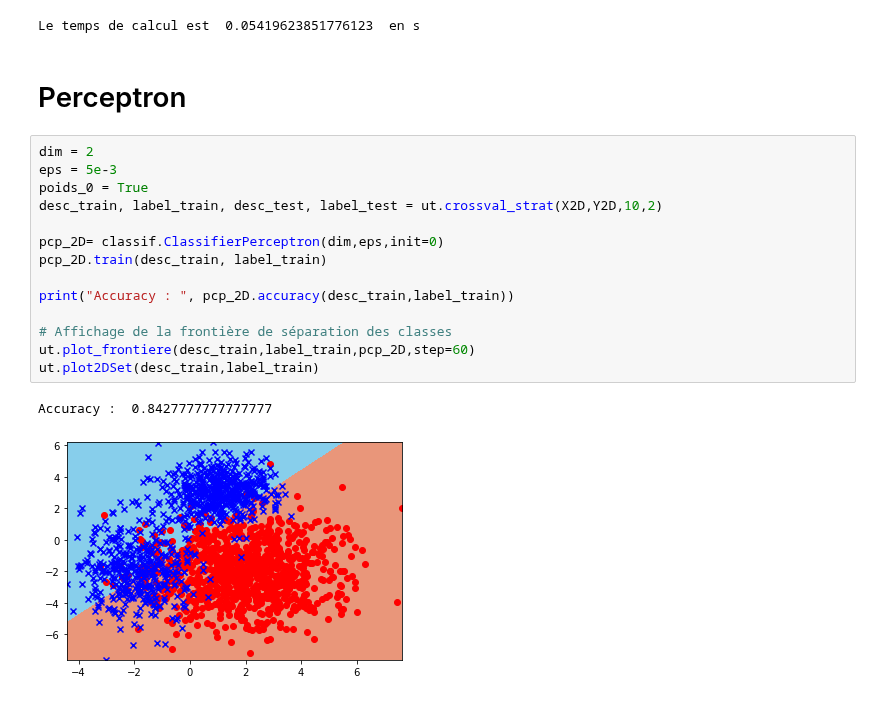
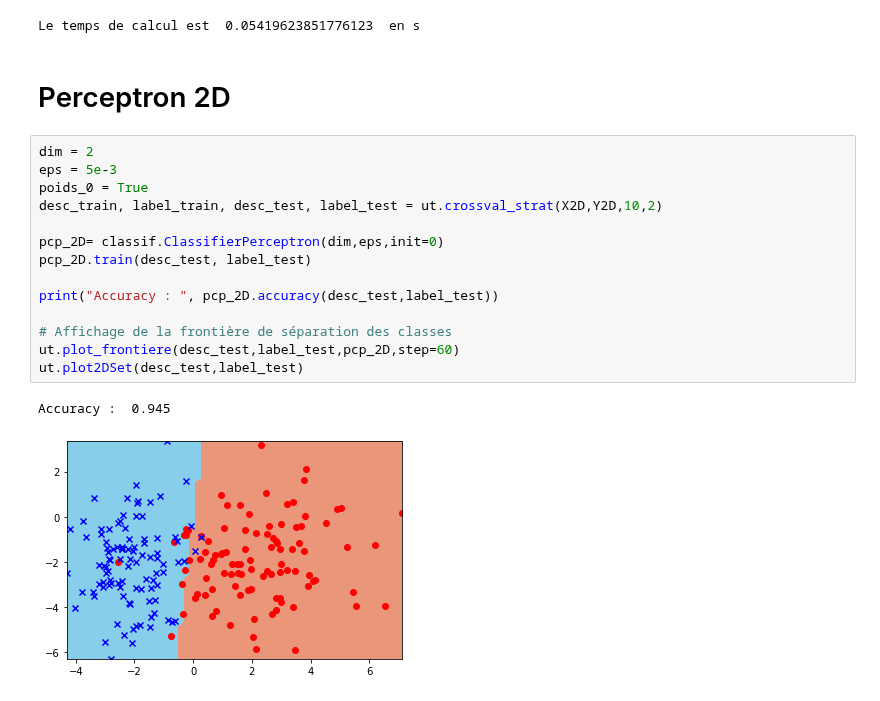
Before and after one commit to baris221/LU3IN026_TME, a Jupyter notebook: projet-1/projet-1.ipynb, the cells around one changed output. Cells and saved outputs as stored; diff of their text form.

Commit message:
perceptron 2d

```diff
--- a/projet-1/projet-1.ipynb
+++ b/projet-1/projet-1.ipynb
@@ -262,21 +262,21 @@ print("Le temps de calcul est ",str_temps_calcul_KNN," en s")
 # %% [output]
 Le temps de calcul est  0.05419623851776123  en s
 # %% [markdown]
-# Perceptron
+# Perceptron 2D
 # %%
 dim = 2
 eps = 5e-3
 poids_0 = True
 desc_train, label_train, desc_test, label_test = ut.crossval_strat(X2D,Y2D,10,2)
 
 pcp_2D= classif.ClassifierPerceptron(dim,eps,init=0)
-pcp_2D.train(desc_train, label_train)
+pcp_2D.train(desc_test, label_test)
 
-print("Accuracy : ", pcp_2D.accuracy(desc_train,label_train))
+print("Accuracy : ", pcp_2D.accuracy(desc_test,label_test))
 
 # Affichage de la frontière de séparation des classes
-ut.plot_frontiere(desc_train,label_train,pcp_2D,step=60)
-ut.plot2DSet(desc_train,label_train)
+ut.plot_frontiere(desc_test,label_test,pcp_2D,step=60)
+ut.plot2DSet(desc_test,label_test)
 # %% [output]
-Accuracy :  0.8427777777777777
+Accuracy :  0.945
-[figure, old version]
+[figure, new version]
```
Also changed, not shown: parts of 6 cells of this notebook.
